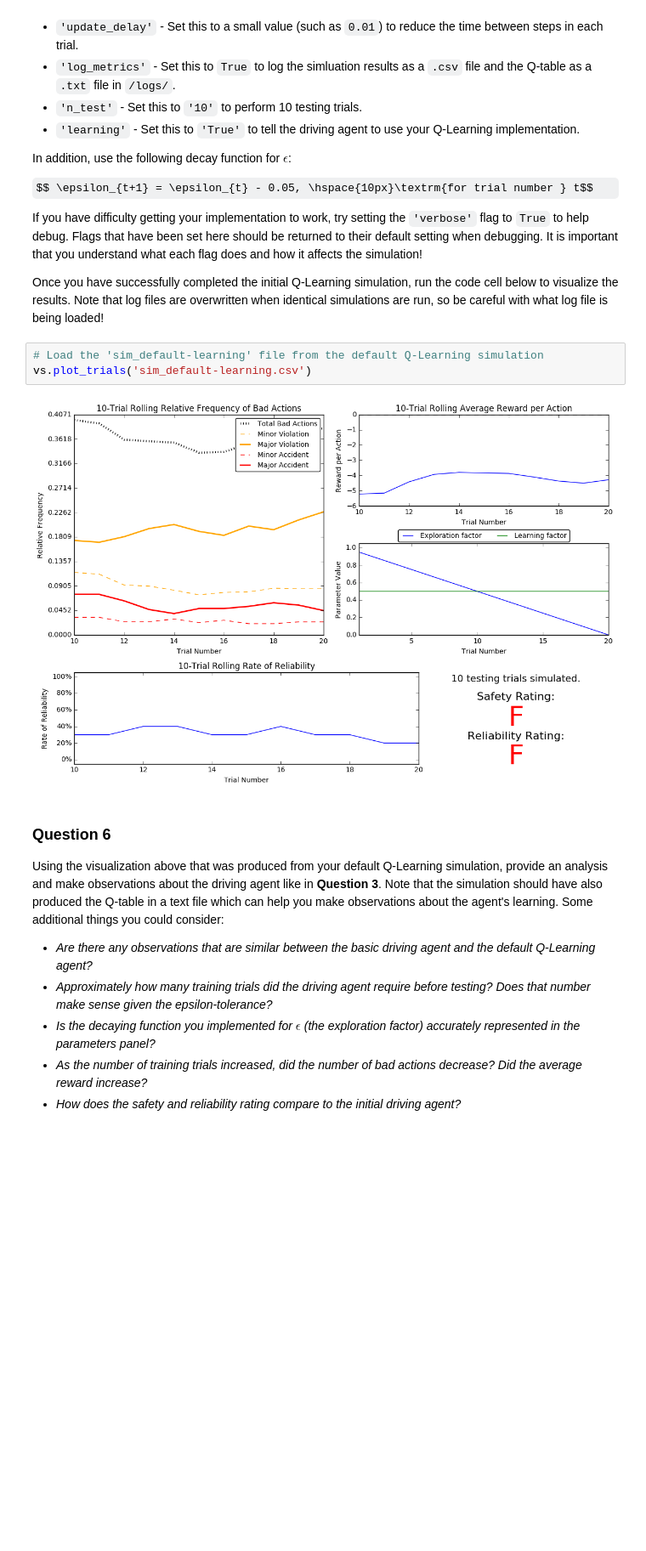
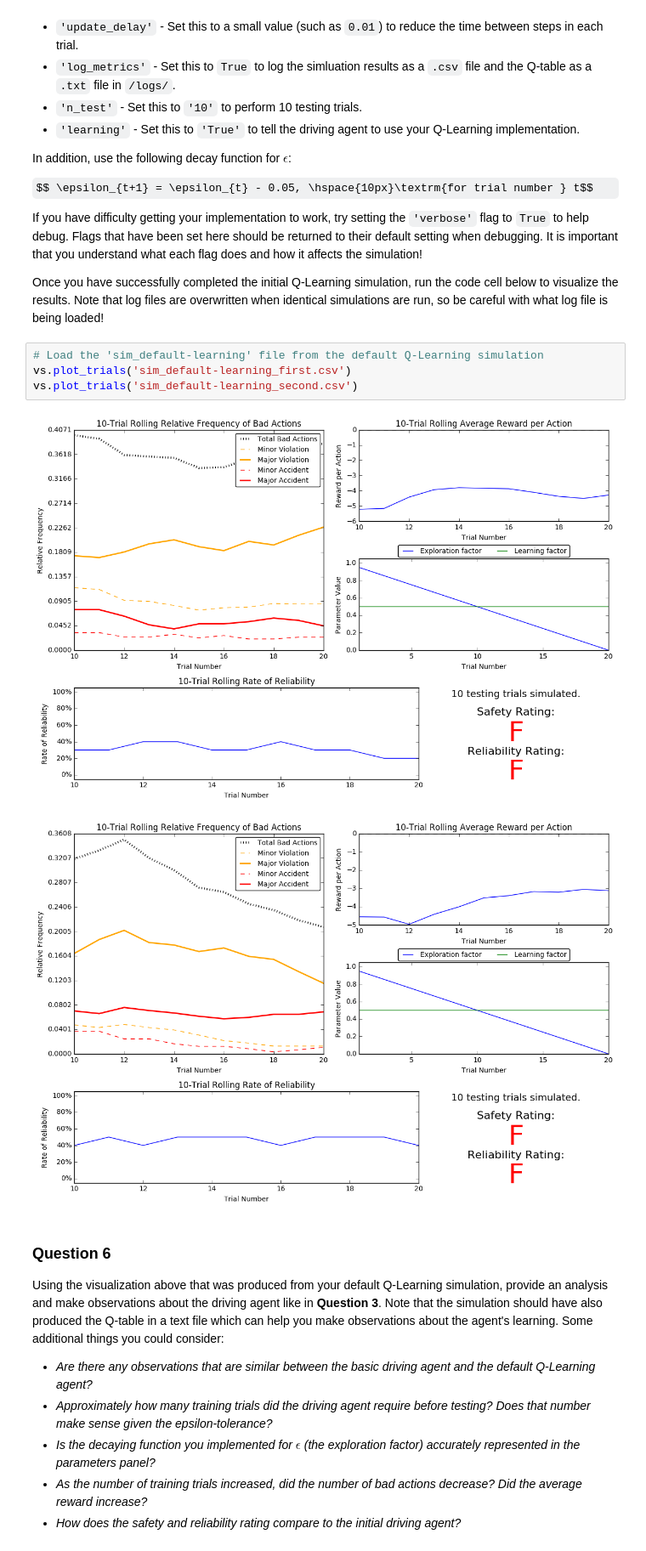
Before and after one commit to xgenadam/udacity_projects, a Jupyter notebook: projects/smartcab/smartcab.ipynb, the cells around one changed output. Shown at 85% size. Cells and saved outputs as stored; diff of their text form; some formulas as TeX source; blank space fills up the shorter version.

```diff
--- a/projects/smartcab/smartcab.ipynb
+++ b/projects/smartcab/smartcab.ipynb
@@ -230,9 +230,11 @@ If you have difficulty getting your implementation to work, try setting the `'ve
 Once you have successfully completed the initial Q-Learning simulation, run the code cell below to visualize the results. Note that log files are overwritten when identical simulations are run, so be careful with what log file is being loaded!
 # %%
 # Load the 'sim_default-learning' file from the default Q-Learning simulation
-vs.plot_trials('sim_default-learning.csv')
+vs.plot_trials('sim_default-learning_first.csv')
+vs.plot_trials('sim_default-learning_second.csv')
 # %% [output]
 [figure]
+[figure, added]
 # %% [markdown]
 ### Question 6
 Using the visualization above that was produced from your default Q-Learning simulation, provide an analysis and make observations about the driving agent like in **Question 3**. Note that the simulation should have also produced the Q-table in a text file which can help you make observations about the agent's learning. Some additional things you could consider:
```
Also changed, not shown: parts of 17 cells of this notebook, 5 other files.
